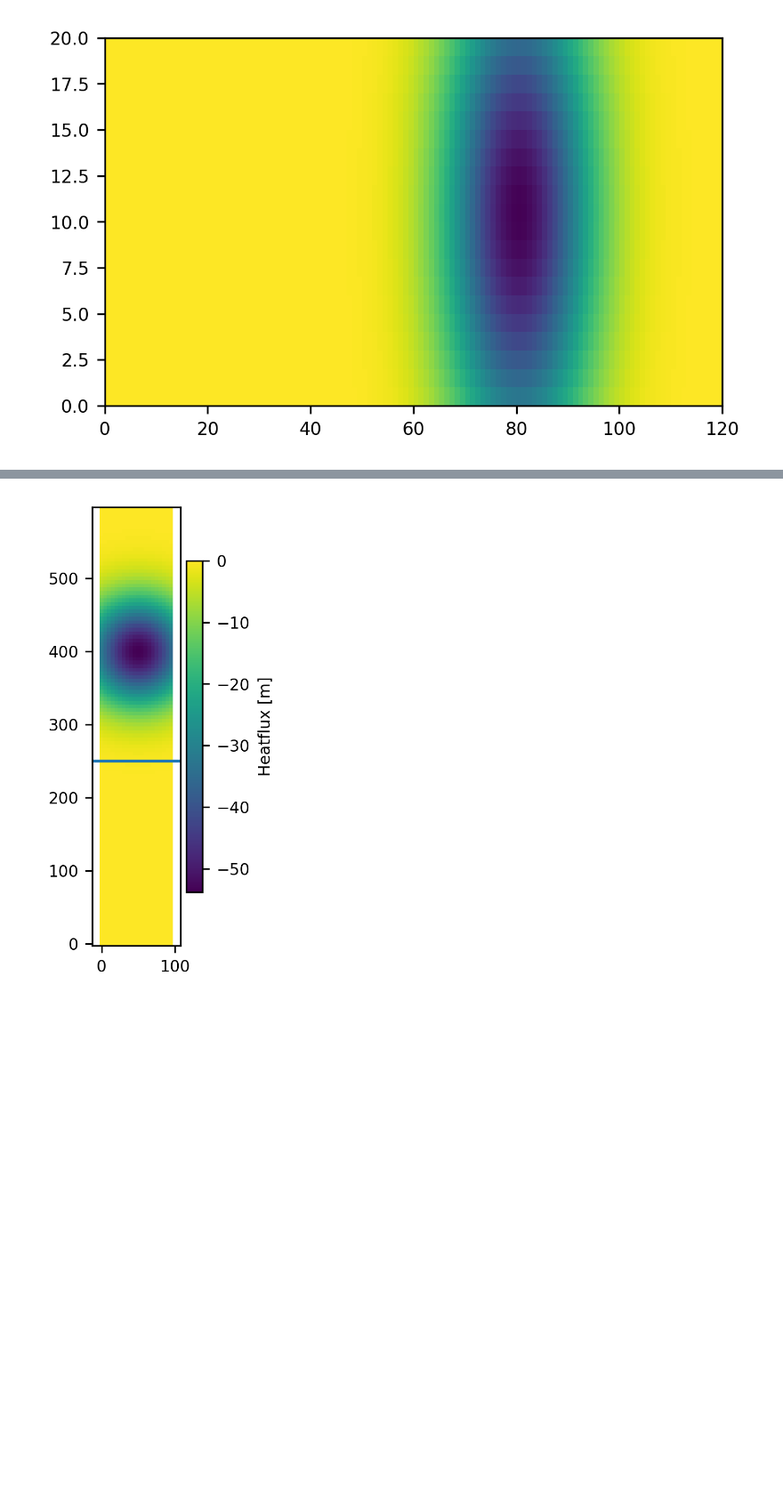
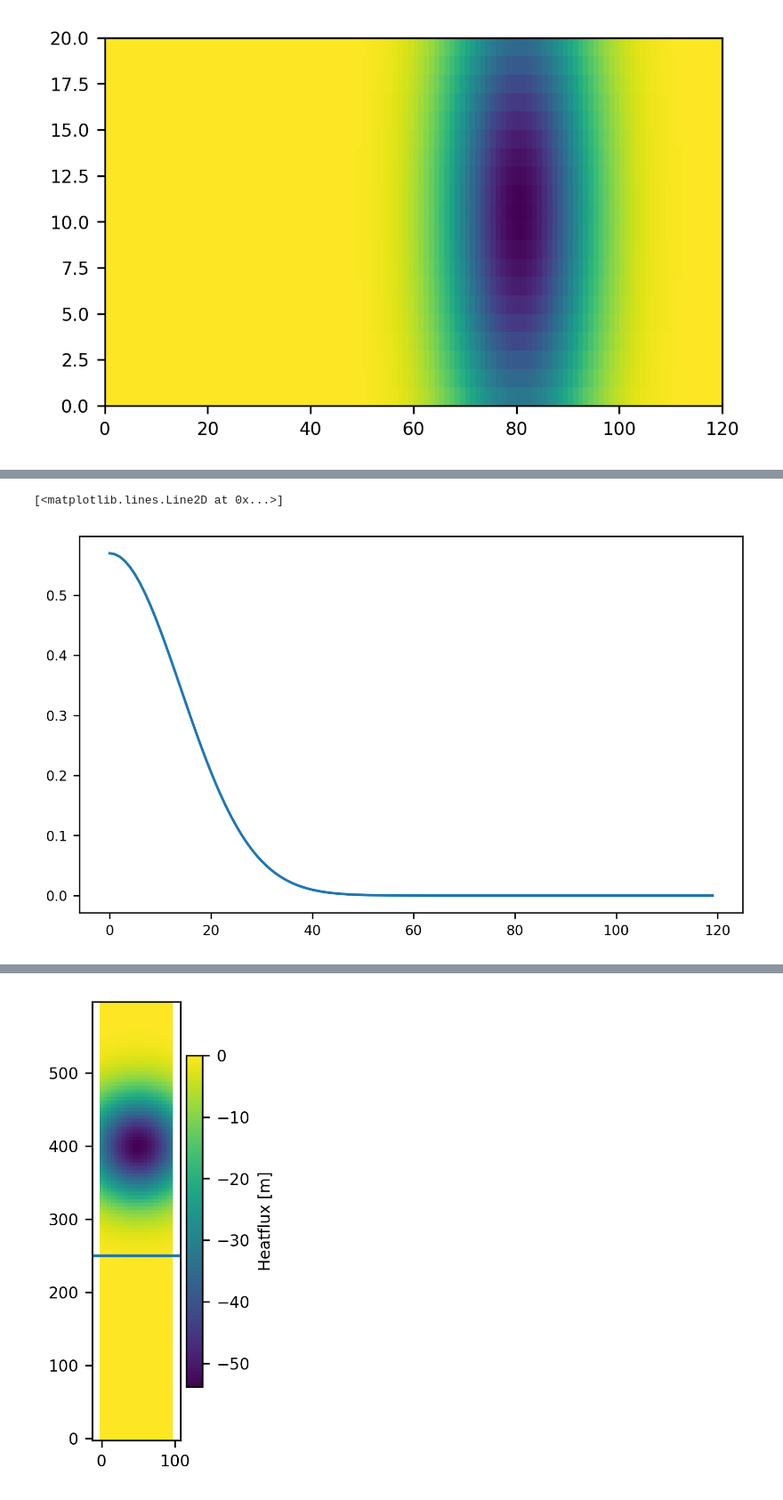
Before and after one commit to kaftkatt/IntercambioNGC, a Jupyter notebook: Scripts/GenerateData.ipynb, the cells around one changed output, grey strips where cells are left out. Shown at 89% size. Cells and saved outputs as stored; diff of their text form; code cells hidden in the pictures; blank space fills up the shorter version.

```diff
--- a/Scripts/GenerateData.ipynb
+++ b/Scripts/GenerateData.ipynb
@@ -115 +124,6 @@ np.max(T_mask)
+# %%
+plt.plot(maskin)
+# %% [output]
+[<matplotlib.lines.Line2D at 0x...>]
+[figure, added]
 # %%
```
Also changed, not shown: parts of 9 cells of this notebook, 44 other files.
